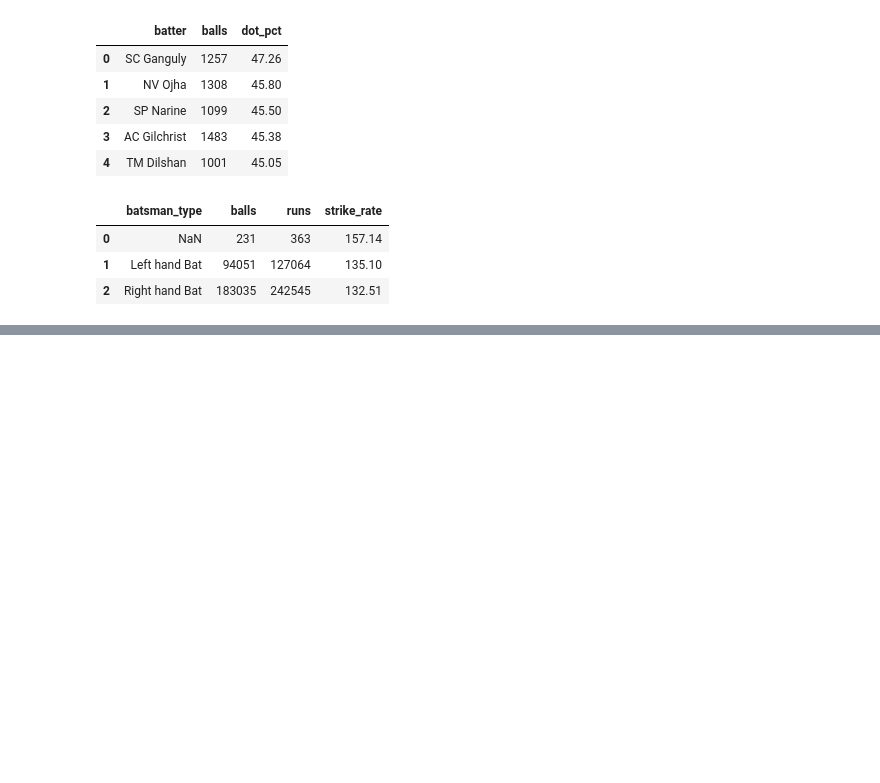
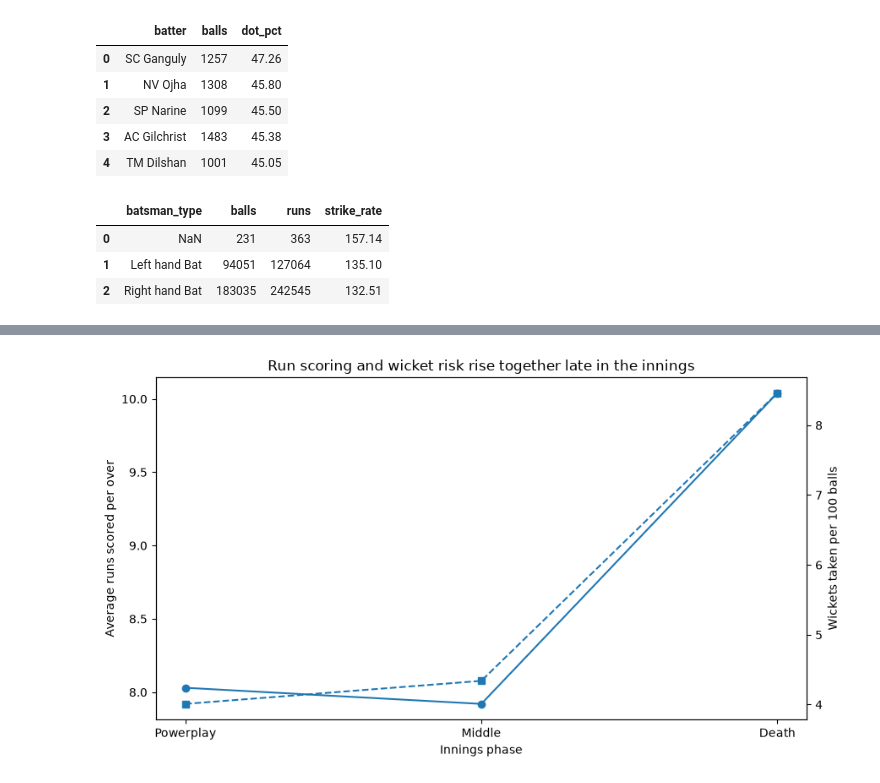
Before and after one commit to mueenudheenpbca25dbi-bit/ipl-cricket-analytics, a Jupyter notebook: ipl-cricket-analytics/notebooks/03_analysis.ipynb, the cells around one changed output, grey strips where cells are left out. Saved outputs shown, nothing was run; the diff lists cells and outputs as text; code cells hidden in the pictures; blank space fills up the shorter version.

```diff
--- a/ipl-cricket-analytics/notebooks/03_analysis.ipynb
+++ b/ipl-cricket-analytics/notebooks/03_analysis.ipynb
@@ -2320,0 +2382,48 @@ GROUP BY batsman_type;
+# %%
+# Chart 2 — C1: Runs and wickets by innings phase
+
+phase = ["Powerplay", "Middle", "Death"]
+runs = [8.03, 7.92, 10.04]
+wicket_rate = [4.01, 4.34, 8.46]
+balls = [86921, 128191, 62205]
+
+fig, ax1 = plt.subplots(figsize=(9, 5))
+
+# Runs per over
+ax1.plot(
+    phase,
+    runs,
+    marker="o"
+)
+
+ax1.set_xlabel("Innings phase")
+ax1.set_ylabel("Average runs scored per over")
+
+# Wickets per 100 balls
+ax2 = ax1.twinx()
+
+ax2.plot(
+    phase,
+    wicket_rate,
+    marker="s",
+    linestyle="--"
+)
+
+ax2.set_ylabel("Wickets taken per 100 balls")
+
+ax1.set_title(
+    "Run scoring and wicket risk rise together late in the innings"
+)
+
+fig.tight_layout()
+
+fig.savefig(
+    FIG_DIR / "runs_wickets_by_phase.png",
+    dpi=200,
+    bbox_inches="tight"
+)
+
+plt.show()
+plt.close(fig)
+# %% [output]
+[figure, added]
```
Also changed, not shown: parts of 26 cells of this notebook, 18 other files.
